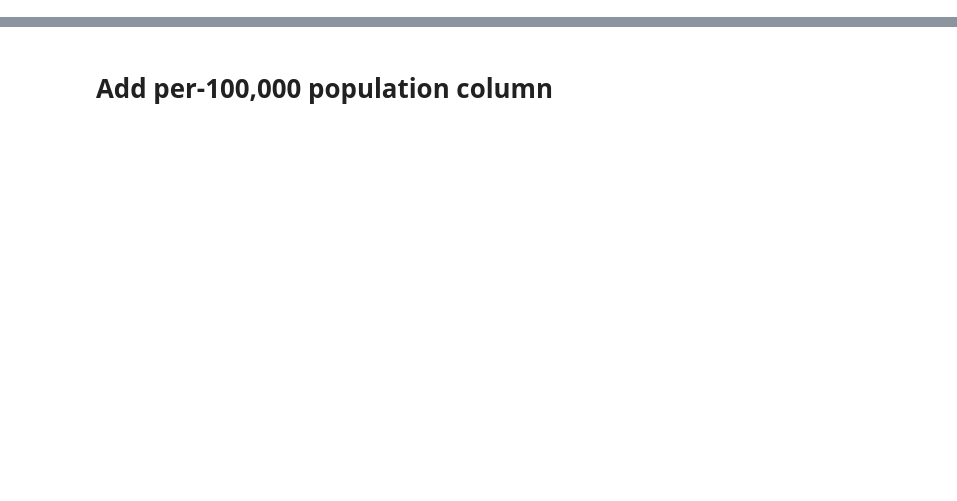
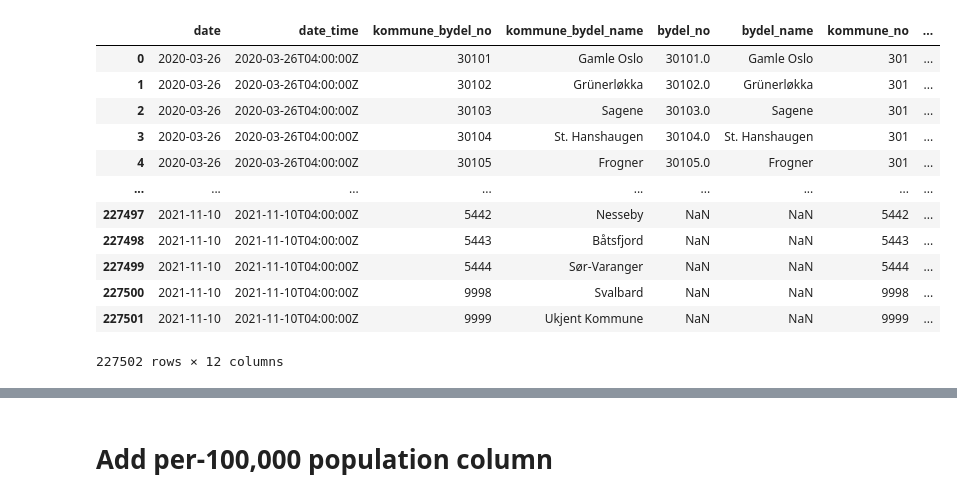
Before and after one commit to UiO-IN3110/UiO-IN3110.github.io, a Jupyter notebook: lectures/12-visualisation/corona-data.ipynb, the cells around one changed output, grey strips where cells are left out. Cells and saved outputs as stored; diff of their text form; code cells hidden in the pictures; blank space fills up the shorter version.

```diff
--- a/lectures/12-visualisation/corona-data.ipynb
+++ b/lectures/12-visualisation/corona-data.ipynb
@@ -10,22 +10,18 @@ import matplotlib.pyplot as plt
 # %%
 data_url = "https://raw.githubusercontent.com/thohan88/covid19-nor-data/HEAD/data"
 
+
 @lru_cache()
-def download_dataset(
-    path,
-    parse_dates=[
-        "date",
-    ],
-    data_url=data_url,
-):
+def download_dataset(path):
     """Download a dataset from covid19-nor-data archive"""
     url = f"{data_url}/{path}"
     print(f"Downloading {url}")
     r = requests.get(f"{data_url}/{path}")
     r.raise_for_status()
     print(f"Downloaded {len(r.content) // 1024}kB")
-    return pd.read_csv(io.BytesIO(r.content), parse_dates=parse_dates)
+    return pd.read_csv(io.BytesIO(r.content), parse_dates=["date"])
 
 
 all_cases = download_dataset("01_infected/msis/municipality_and_district.csv")
 all_cases
+# %% [output]
@@ -32,3 +30,16 @@ all_cases
+|  | date | date_time | kommune_bydel_no | kommune_bydel_name | bydel_no | bydel_name | kommune_no | ... |
+| 0 | 2020-03-26 | 2020-03-26T04:00:00Z | 30101 | Gamle Oslo | 30101.0 | Gamle Oslo | 301 | ... |
+| 1 | 2020-03-26 | 2020-03-26T04:00:00Z | 30102 | Grünerløkka | 30102.0 | Grünerløkka | 301 | ... |
+| 2 | 2020-03-26 | 2020-03-26T04:00:00Z | 30103 | Sagene | 30103.0 | Sagene | 301 | ... |
+| 3 | 2020-03-26 | 2020-03-26T04:00:00Z | 30104 | St. Hanshaugen | 30104.0 | St. Hanshaugen | 301 | ... |
+| 4 | 2020-03-26 | 2020-03-26T04:00:00Z | 30105 | Frogner | 30105.0 | Frogner | 301 | ... |
+| ... | ... | ... | ... | ... | ... | ... | ... | ... |
+| 227497 | 2021-11-10 | 2021-11-10T04:00:00Z | 5442 | Nesseby | NaN | NaN | 5442 | ... |
+| 227498 | 2021-11-10 | 2021-11-10T04:00:00Z | 5443 | Båtsfjord | NaN | NaN | 5443 | ... |
+| 227499 | 2021-11-10 | 2021-11-10T04:00:00Z | 5444 | Sør-Varanger | NaN | NaN | 5444 | ... |
+| 227500 | 2021-11-10 | 2021-11-10T04:00:00Z | 9998 | Svalbard | NaN | NaN | 9998 | ... |
+| 227501 | 2021-11-10 | 2021-11-10T04:00:00Z | 9999 | Ukjent Kommune | NaN | NaN | 9999 | ... |
+227502 rows × 12 columns
 # %%
 # aggregate data by fylke
 cases = (
```
Also changed, not shown: parts of 12 cells of this notebook, 4 other files.
